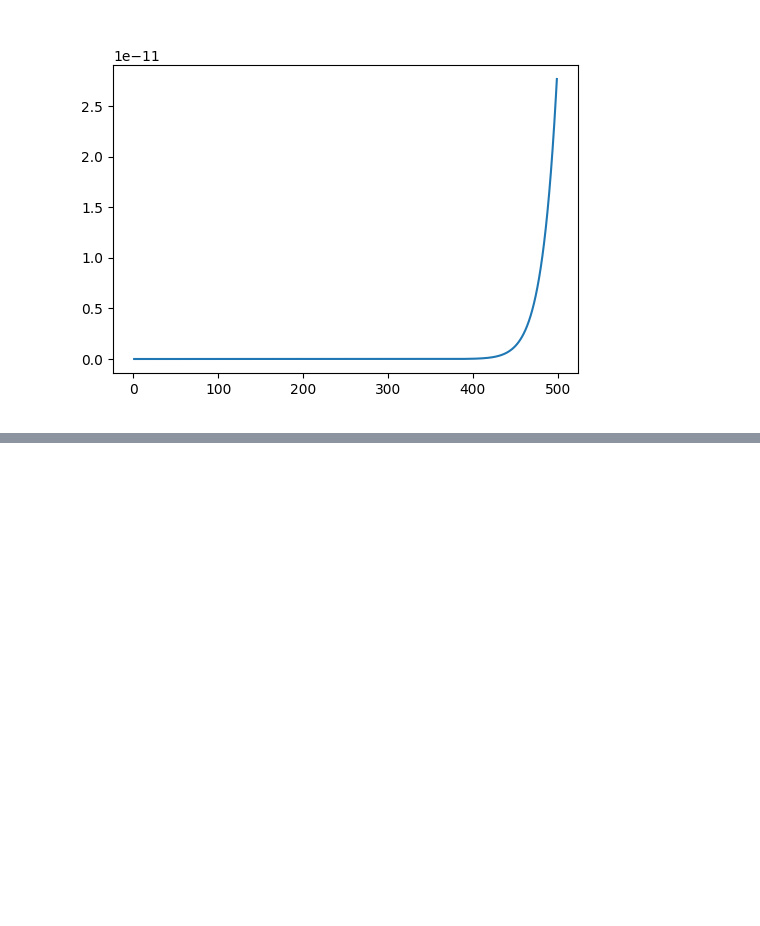
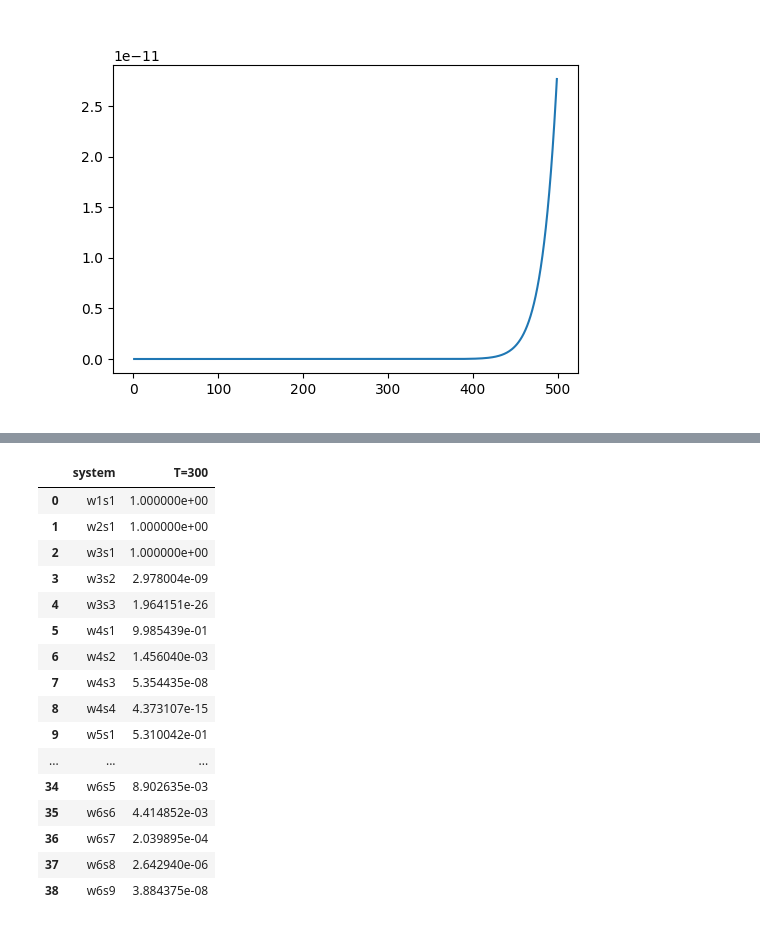
Before and after one commit to AndyDanian/ThermoChemistry, a Jupyter notebook: jupyter/thermo_hgw.ipynb, the cells around one changed output, grey strips where cells are left out. Drawn from its saved outputs; the diff is of its cells as text; code cells hidden in the pictures; blank space fills up the shorter version.

```diff
--- a/jupyter/thermo_hgw.ipynb
+++ b/jupyter/thermo_hgw.ipynb
@@ -375,0 +518,20 @@ ax.plot(thermochemical_results['T[K]'], relative_population)
+# %%
+df_relative_population_delta_H[["system", "T=300"]]
+# %% [output]
+|  | system | T=300 |
+| 0 | w1s1 | 1.000000e+00 |
+| 1 | w2s1 | 1.000000e+00 |
+| 2 | w3s1 | 1.000000e+00 |
+| 3 | w3s2 | 2.978004e-09 |
+| 4 | w3s3 | 1.964151e-26 |
+| 5 | w4s1 | 9.985439e-01 |
+| 6 | w4s2 | 1.456040e-03 |
+| 7 | w4s3 | 5.354435e-08 |
+| 8 | w4s4 | 4.373107e-15 |
+| 9 | w5s1 | 5.310042e-01 |
+| ... | ... | ... |
+| 34 | w6s5 | 8.902635e-03 |
+| 35 | w6s6 | 4.414852e-03 |
+| 36 | w6s7 | 2.039895e-04 |
+| 37 | w6s8 | 2.642940e-06 |
+| 38 | w6s9 | 3.884375e-08 |
```
Also changed, not shown: parts of 22 cells of this notebook.
